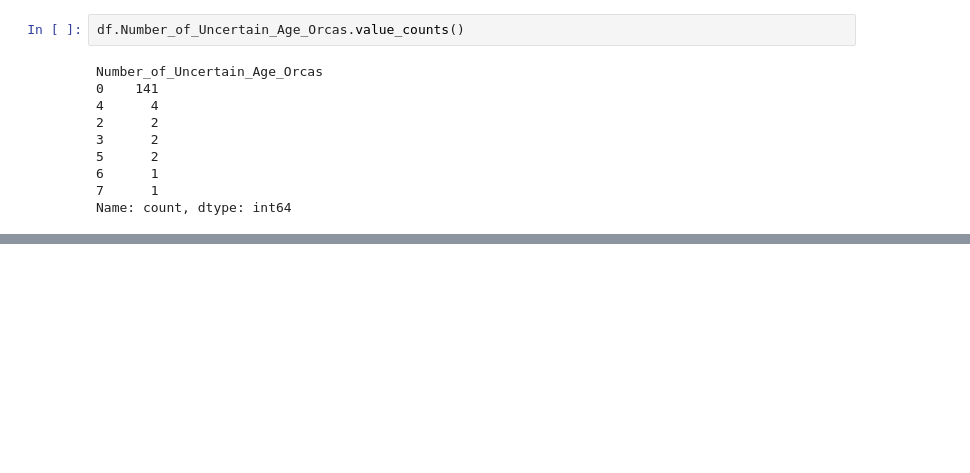
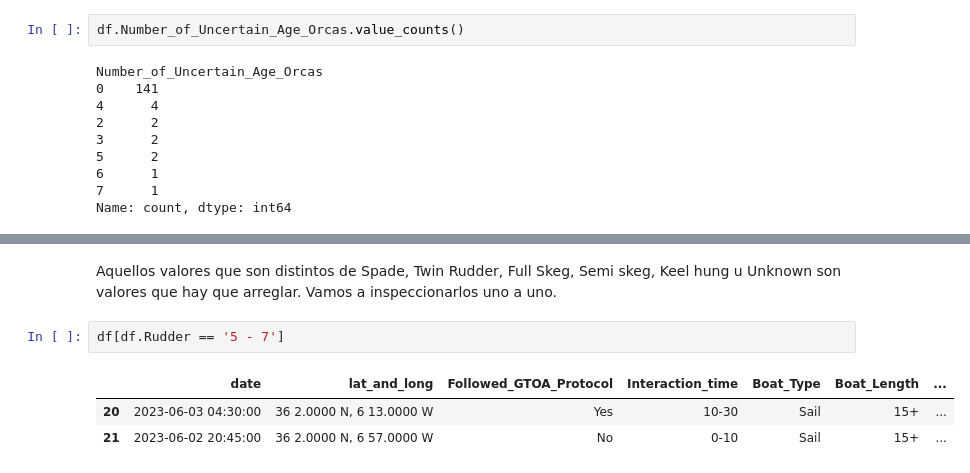
Before and after one commit to Jacobomb/Orca-interactions-in-the-Iberian-Peninsula, a Jupyter notebook: notebooks/2.DataCleaning.ipynb, the cells around one changed output, grey strips where cells are left out. Drawn from its saved outputs; the diff is of its cells as text; blank space fills up the shorter version.

Commit message:
Lo dejamos hoy aquí - mañana seguir con rudder y el resto

```diff
--- a/notebooks/2.DataCleaning.ipynb
+++ b/notebooks/2.DataCleaning.ipynb
@@ -658,0 +638,8 @@ df_copia
+# %% [markdown]
+Aquellos valores que son distintos de Spade, Twin Rudder, Full Skeg, Semi skeg, Keel hung u Unknown son valores que hay que arreglar. Vamos a inspeccionarlos uno a uno.
+# %%
+df[df.Rudder == '5 - 7']
+# %% [output]
+|  | date | lat_and_long | Followed_GTOA_Protocol | Interaction_time | Boat_Type | Boat_Length | ... |
+| 20 | 2023-06-03 04:30:00 | 36 2.0000 N, 6 13.0000 W | Yes | 10-30 | Sail | 15+ | ... |
+| 21 | 2023-06-02 20:45:00 | 36 2.0000 N, 6 57.0000 W | No | 0-10 | Sail | 15+ | ... |
```
Also changed, not shown: parts of 27 cells of this notebook.
